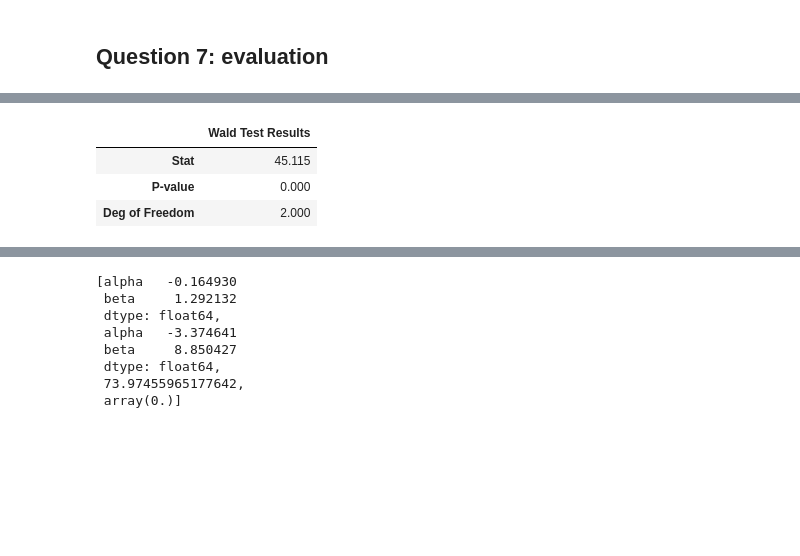
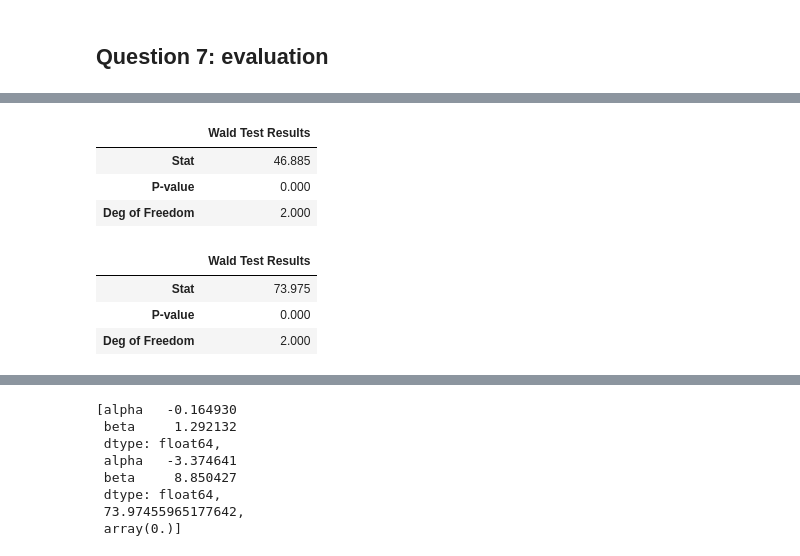
Before and after one commit to GeorgeHockey/metrics-formal-coursework, a Jupyter notebook: problem_1_v1.ipynb, the cells around one changed output, grey strips where cells are left out. Cells and saved outputs as stored; diff of their text form; code cells hidden in the pictures; blank space fills up the shorter version.

```diff
--- a/problem_1_v1.ipynb
+++ b/problem_1_v1.ipynb
@@ -539,16 +493,21 @@ Length: 1305, dtype: float64
 # %%
-h1 = har_01.to_numpy()
-x = sm.add_constant(har_01) / h1[:, None]
-gls = sm.OLS(har_01_errors / h1, x).fit()
+h1 = har_05.to_numpy()
+x = sm.add_constant(har_05) / h1[:, None]
+gls = sm.OLS(har_05_errors / h1, x).fit()
 wald_test(gls,np.eye(2))
 # %% [output]
 |  | Wald Test Results |
-| Stat | 45.115 |
+| Stat | 46.885 |
 | P-value | 0.000 |
 | Deg of Freedom | 2.000 |
 # %%
-res = sm.OLS(har_01_errors,sm.add_constant(har_01)).fit(cov_type="HC0")
-#wald_test(res,np.eye(2))
+res = sm.OLS(har_01_errors,sm.add_constant(har_01)).fit()
+wald_test(res,np.eye(2))
+# %% [output]
+|  | Wald Test Results |
+| Stat | 73.975 |
+| P-value | 0.000 |
+| Deg of Freedom | 2.000 |
 # %%
 test = res.wald_test(np.eye(2))
 test.statistic
```
Also changed, not shown: parts of 5 cells of this notebook, 2 other files.
